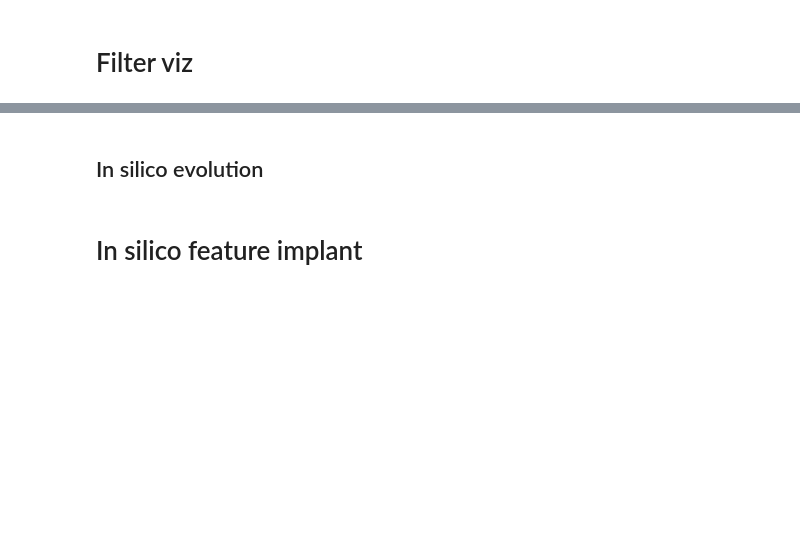
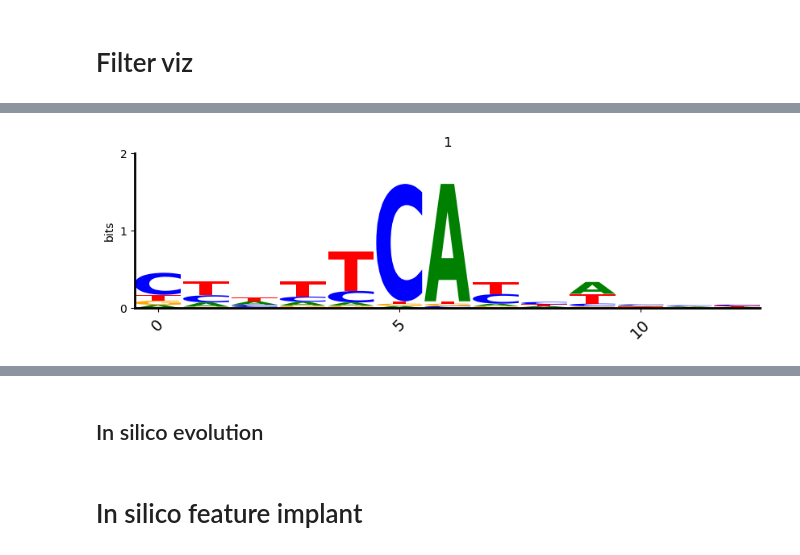
Before and after one commit to ML4GLand/EUGENe_paper, a Jupyter notebook: notebooks/jores21/jores21_interpretation.ipynb, the cells around one changed output, grey strips where cells are left out. Drawn from its saved outputs; the diff is of its cells as text; code cells hidden in the pictures; blank space fills up the shorter version.

```diff
--- a/notebooks/jores21/jores21_interpretation.ipynb
+++ b/notebooks/jores21/jores21_interpretation.ipynb
@@ -93,0 +305,4 @@ eu.interpret.generate_pfms_sdata(
+# %%
+prefix = ""
+suffix = ""
+sdata[f"{prefix}{layer_name}_pfms{suffix}"] = xr.DataArray(pfms, dims=["_num_kernels", "kernel_size", "_ohe"])
@@ -94,9 +319,12 @@ eu.interpret.generate_pfms_sdata(
 # %%
 # Visualize a filter of choice
-eu.pl.filter_viz(
+pl.filter_viz(
     sdata,
-    filter_id=1
+    filter_num=1,
+    pfms_key=f"{prefix}{layer_name}_pfms{suffix}",
 )
+# %% [output]
+[figure, added]
 # %%
 # Visualize multiple filters at once and save
 for i in range(8):
```
Also changed, not shown: parts of 33 cells of this notebook, 4 other files.
